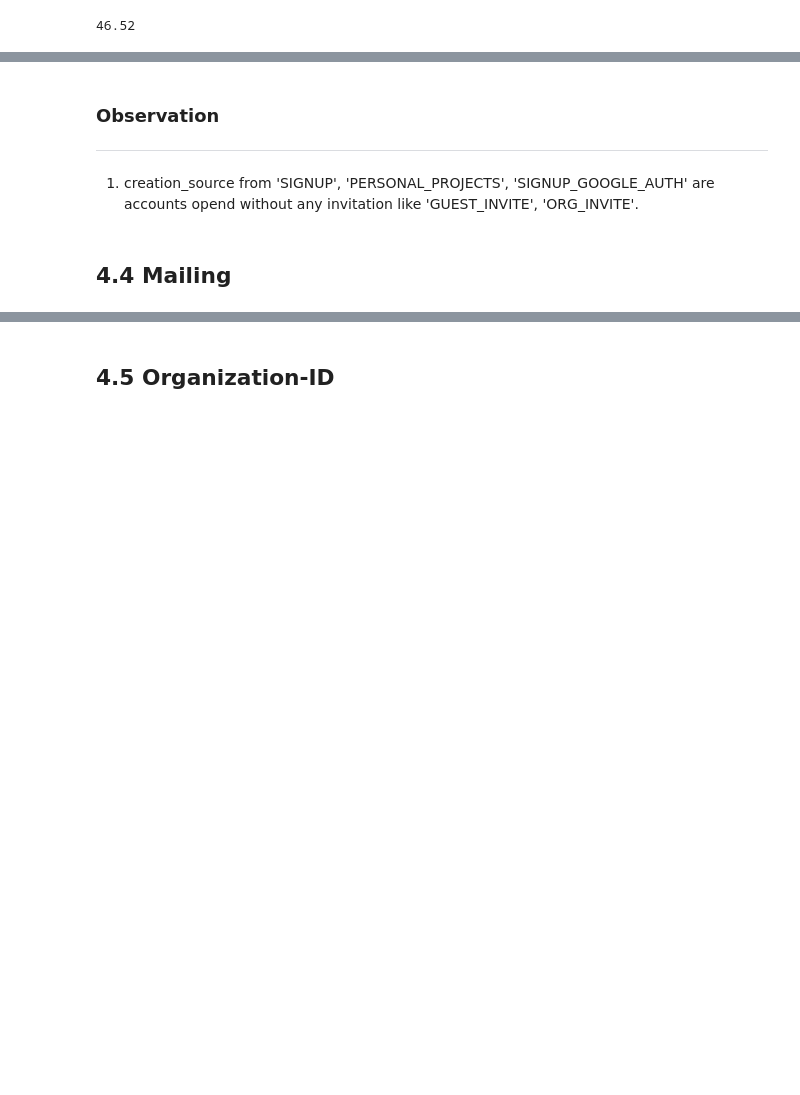
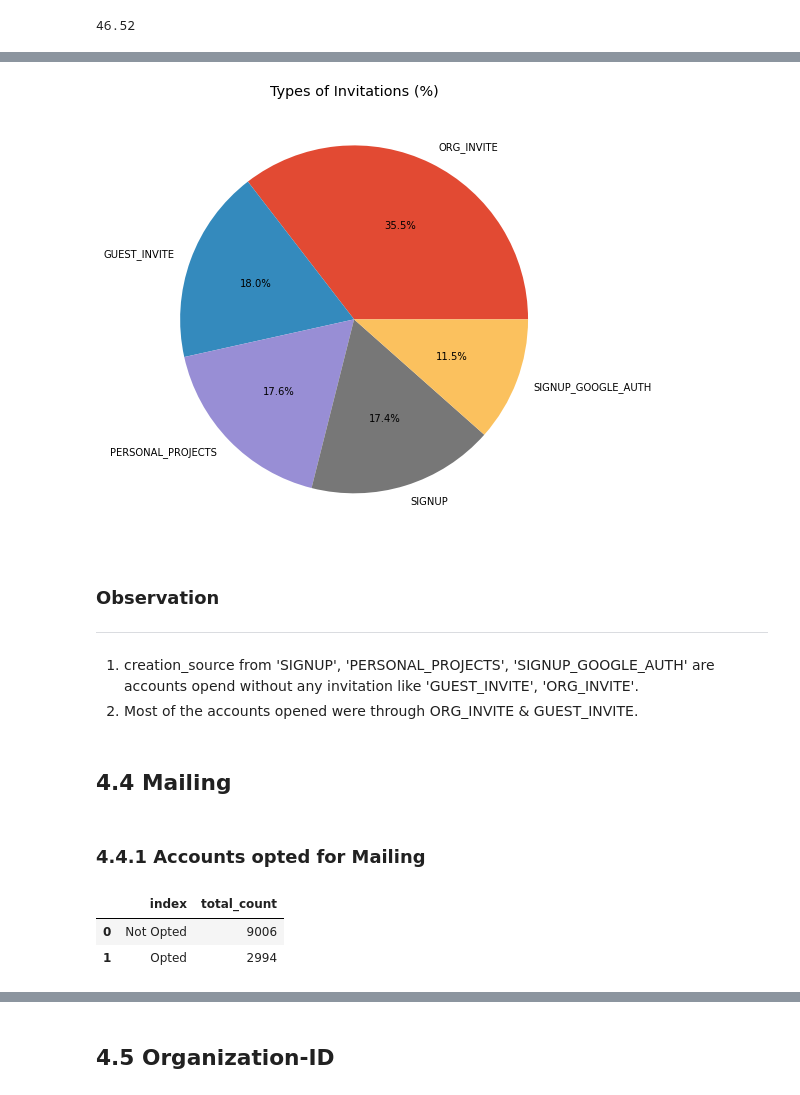
Before and after one commit to Jeyramana/GUVI_Assignments, a Jupyter notebook: Assignment_3/user.ipynb, the cells around one changed output, grey strips where cells are left out. Cells and saved outputs as stored; diff of their text form; code cells hidden in the pictures; blank space fills up the shorter version.

Commit message:
Mailing done. Invitation analaysis doing

```diff
--- a/Assignment_3/user.ipynb
+++ b/Assignment_3/user.ipynb
@@ -708,0 +709,4 @@ array(['GUEST_INVITE', 'ORG_INVITE', 'SIGNUP', 'PERSONAL_PROJECTS',
+# %%
+df_cs = df1.creation_source.value_counts().reset_index(name='total')
+df_cs['percentage'] = (df_cs.total/df_cs.total.sum()*100).round(2)
+df_cs
@@ -709,6 +720,25 @@ array(['GUEST_INVITE', 'ORG_INVITE', 'SIGNUP', 'PERSONAL_PROJECTS',
+# %%
+# Percentage of each invitation (Pie Chart)
+plt.figure(figsize=(8, 8))
+plt.pie(df_cs.percentage, labels=df_cs['index'], autopct='%1.1f%%')
+plt.title('Types of Invitations (%)')
+plt.show()
+# %% [output]
+[figure, added]
 # %% [markdown]
 ### Observation
 -----------------
 1. creation_source from 'SIGNUP', 'PERSONAL_PROJECTS', 'SIGNUP_GOOGLE_AUTH' are accounts opend without any invitation like 'GUEST_INVITE', 'ORG_INVITE'.
+2. Most of the accounts opened were through ORG_INVITE & GUEST_INVITE.
 # %% [markdown]
 ## 4.4 Mailing
+# %% [markdown]
+### 4.4.1 Accounts opted for Mailing
+# %%
+df_op = df1.opted_in_to_mailing_list.value_counts().reset_index(name='total_count')
+df_op['index'] = df_op['index'].replace([0, 1], ['Not Opted', "Opted"])
+df_op
+# %% [output]
+|  | index | total_count |
+| 0 | Not Opted | 9006 |
+| 1 | Opted | 2994 |
```
Also changed, not shown: parts of 13 cells of this notebook.
